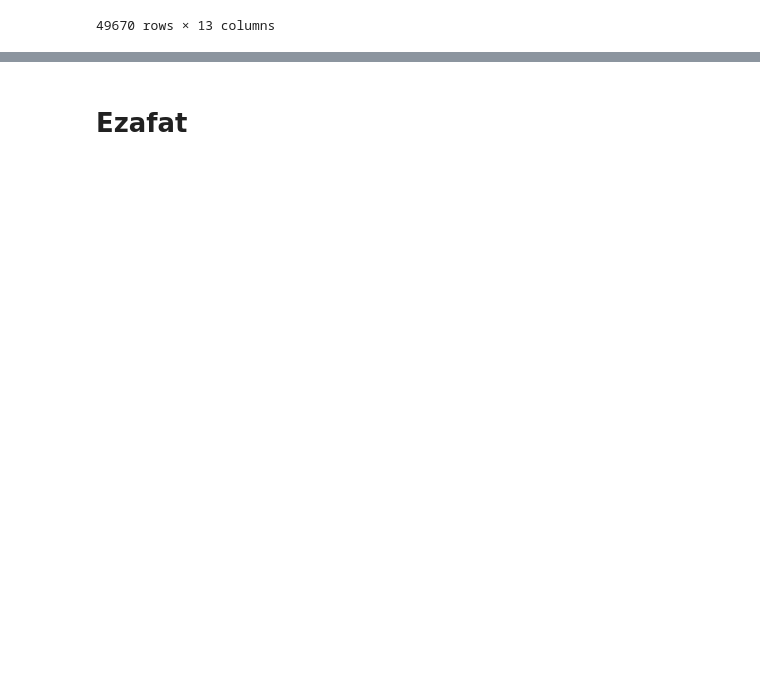
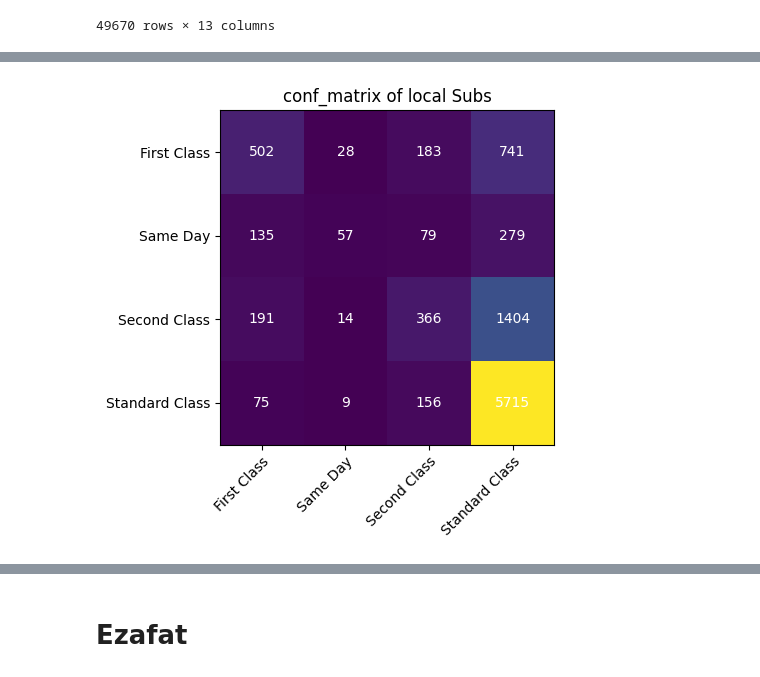
Before and after one commit to G3-Quera-Data-Analysis-Bootcamp-1402/Project-2, a Jupyter notebook: notebooks/ML2.ipynb, the cells around one changed output, grey strips where cells are left out. Drawn from its saved outputs; the diff is of its cells as text; code cells hidden in the pictures; blank space fills up the shorter version.

Commit message:
ML2: plot and classification report added

```diff
--- a/notebooks/ML2.ipynb
+++ b/notebooks/ML2.ipynb
@@ -149,6 +149,7 @@ from sklearn.metrics import f1_score
 amlmodel = AutoML(task= "classification", time_budget= 60, verbose=0)
 amlmodel.fit(X_train, y_train)
 y_pred = amlmodel.predict(X_test)
-confusion_matrix(y_test, y_pred)
+conf_matrix = confusion_matrix(y_test, y_pred)
+conf_matrix
 #f1_score(y_test, y_pred)
 # %% [output]
@@ -163,37 +164,32 @@ f1_score(y_test, y_pred, average='micro')
 # %%
 import numpy as np
 import matplotlib
 import matplotlib as mpl
 import matplotlib.pyplot as plt
 
 Subs = ['First Class', 'Same Day', 'Second Class', 'Standard Class']
 
-harvest = np.array([[0.8, 2.4, 2.5, 3.9, 0.0, 4.0, 0.0],
-                    [2.4, 0.0, 4.0, 1.0, 2.7, 0.0, 0.0],
-                    [1.1, 2.4, 0.8, 4.3, 1.9, 4.4, 0.0],
-                    [0.6, 0.0, 0.3, 0.0, 3.1, 0.0, 0.0],
-                    [0.7, 1.7, 0.6, 2.6, 2.2, 6.2, 0.0],
-                    [1.3, 1.2, 0.0, 0.0, 0.0, 3.2, 5.1],
-                    [0.1, 2.0, 0.0, 1.4, 0.0, 1.9, 6.3]])
-
 
 fig, ax = plt.subplots()
-im = ax.imshow(harvest)
+im = ax.imshow(conf_matrix)
 
 # Show all ticks and label them with the respective list entries
-ax.set_xticks(np.arange(len(farmers)), labels=farmers)
-ax.set_yticks(np.arange(len(vegetables)), labels=vegetables)
+ax.set_xticks(np.arange(len(Subs)), labels=Subs)
+ax.set_yticks(np.arange(len(Subs)), labels=Subs)
 
 # Rotate the tick labels and set their alignment.
 plt.setp(ax.get_xticklabels(), rotation=45, ha="right",
          rotation_mode="anchor")
 
 # Loop over data dimensions and create text annotations.
-for i in range(len(vegetables)):
-    for j in range(len(farmers)):
-        text = ax.text(j, i, harvest[i, j],
+for i in range(len(Subs)):
+    for j in range(len(Subs)):
+        text = ax.text(j, i, conf_matrix[i, j],
                        ha="center", va="center", color="w")
 
-ax.set_title("Harvest of local farmers (in tons/year)")
+ax.set_title("conf_matrix of local Subs")
 fig.tight_layout()
+fig.c
 plt.show()
+# %% [output]
+[figure, added]
```
Also changed, not shown: parts of 4 cells of this notebook.
